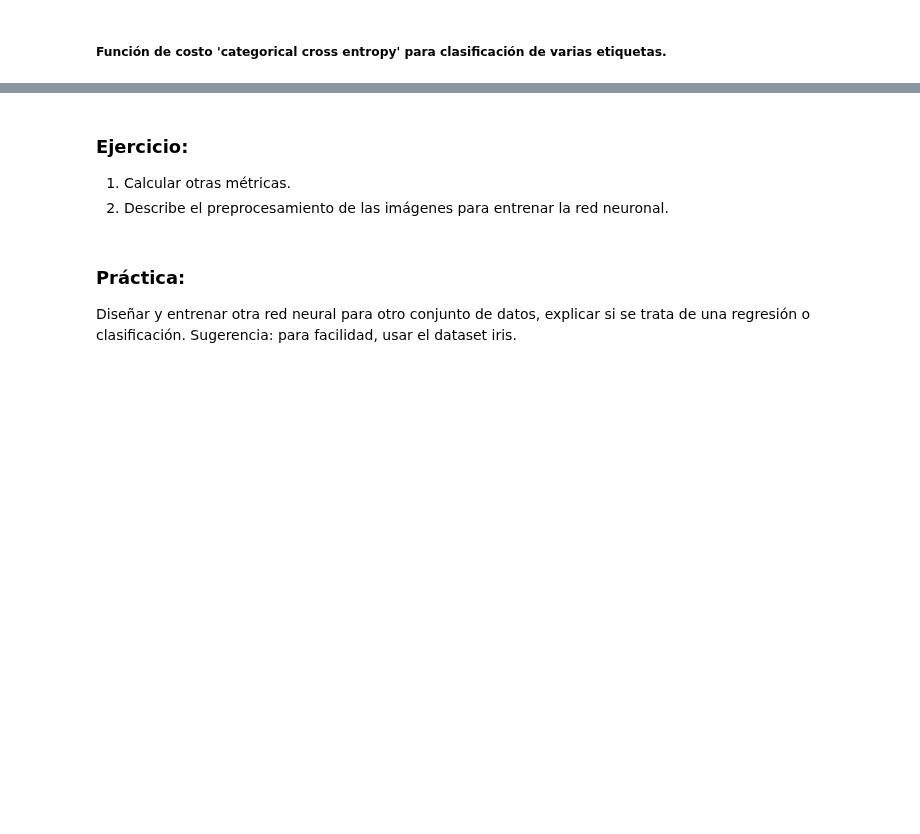
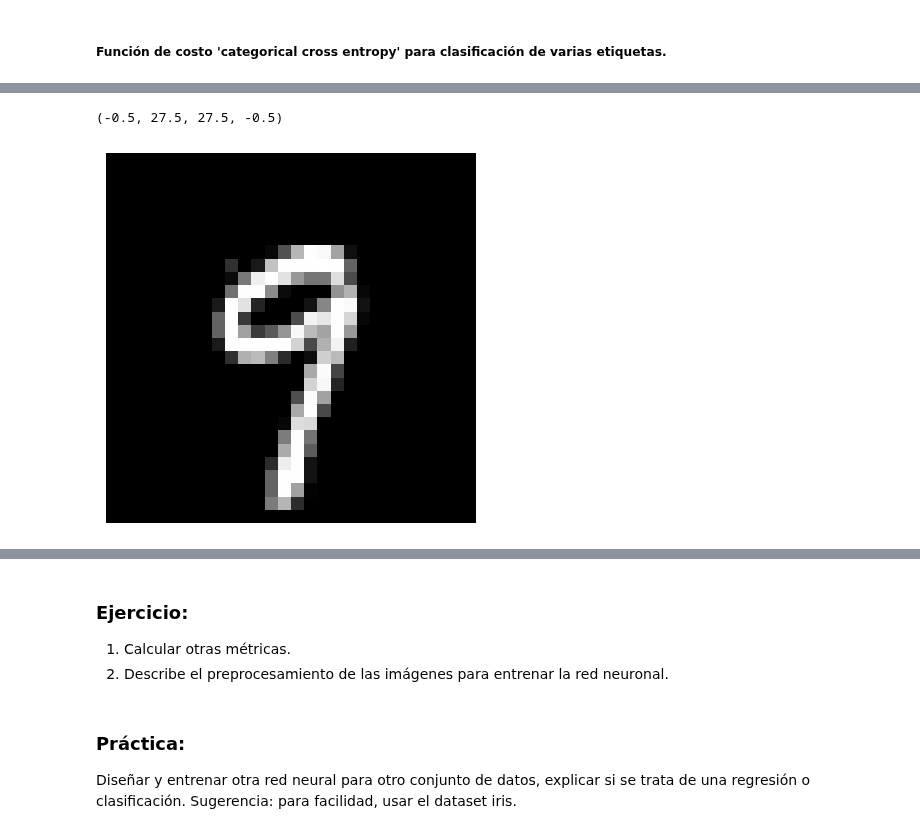
Before and after one commit to igomezv/DataScienceIntermedio, a Jupyter notebook: 4-1-Intro-a-redes-neuronales.ipynb, the cells around one changed output, grey strips where cells are left out. Saved outputs shown, nothing was run; the diff lists cells and outputs as text; code cells hidden in the pictures; blank space fills up the shorter version.

```diff
--- a/4-1-Intro-a-redes-neuronales.ipynb
+++ b/4-1-Intro-a-redes-neuronales.ipynb
@@ -433,0 +449,9 @@ Epoch 100/100
+# %%
+# elegir un indice entre 0 y 5000
+idx = np.random.randint(0, 5000, 1)
+prueba = x_test[idx].reshape(28, 28)
+plt.imshow(prueba, cmap='gray')
+plt.axis('off')
+# %% [output]
+(-0.5, 27.5, 27.5, -0.5)
+[figure, added]
```
Also changed, not shown: parts of 18 cells of this notebook.
